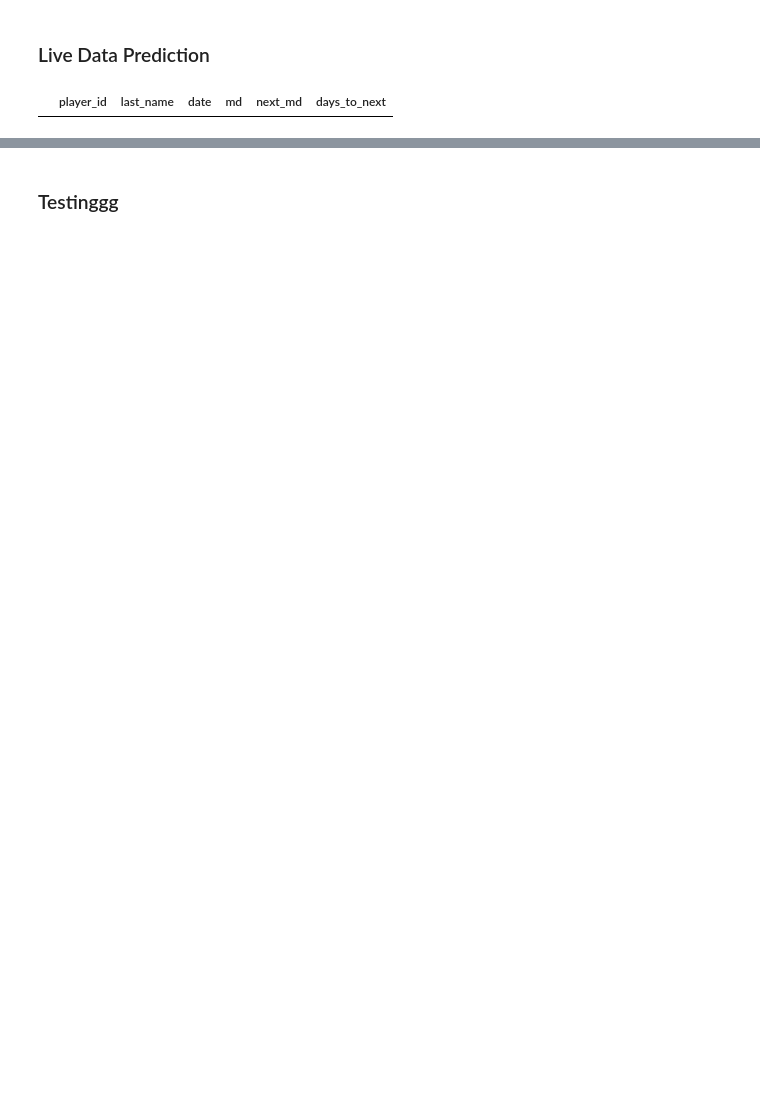
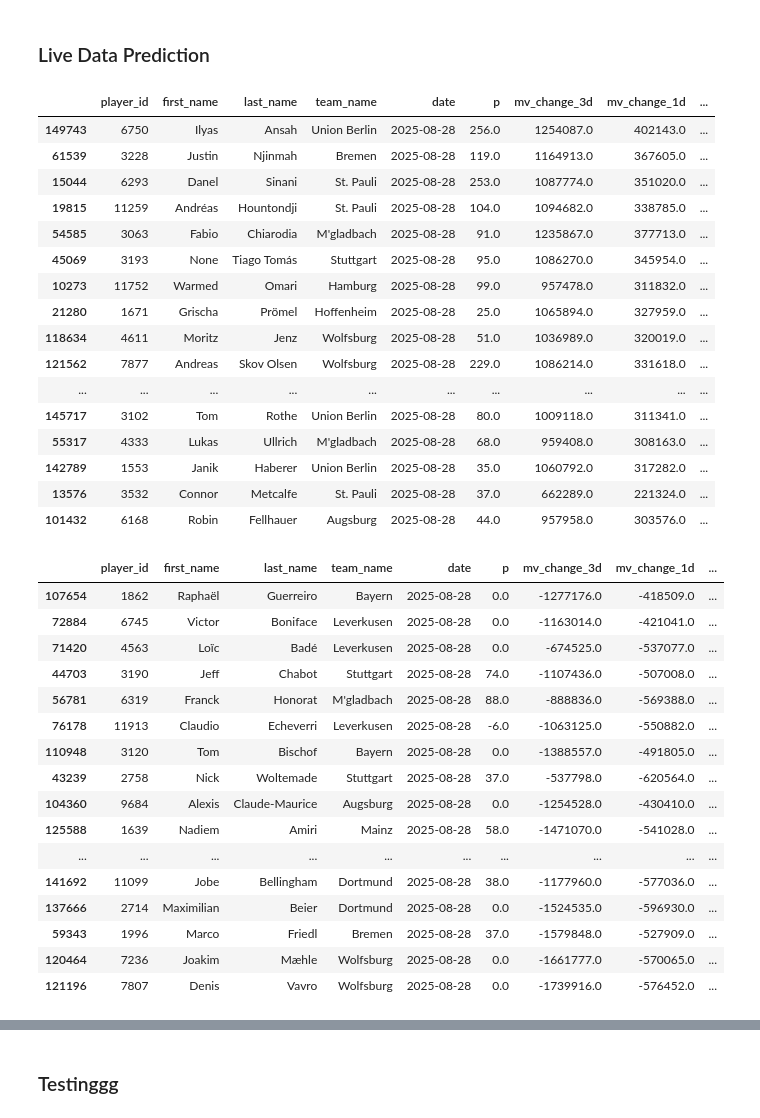
Before and after one commit to walzim/Kickbase-Trading-Advisor, a Jupyter notebook: daily_predictions.ipynb, the cells around one changed output, grey strips where cells are left out. Drawn from its saved outputs; the diff is of its cells as text; code cells hidden in the pictures; blank space fills up the shorter version.

Commit message:
live predictions now working, working on pipeline for automatic bidding

```diff
--- a/daily_predictions.ipynb
+++ b/daily_predictions.ipynb
@@ -312,9 +339,50 @@ plt.show()
 # %% [markdown]
 ### Live Data Prediction
 # %%
-# Get all data with data after 18-08-2025
-upcoming = df[df["date"] >= "2025-08-24"]
+today_df_features = today_df[features]
 
-display(upcoming[["player_id", "last_name", "date", "md", "next_md", "days_to_next"]].head(10))
+today_df["predicted_mv_target"] = np.round(model.predict(today_df_features), 2)
+
+# Sort by predicted_mv_target descending
+today_df = today_df.sort_values("predicted_mv_target", ascending=False)
+
+# Top 20 predicted_mv_target
+display(today_df[["player_id", "first_name", "last_name", "team_name", "date", "p", "mv_change_3d", "mv_change_1d", "mv_trend_1d", "mv", "predicted_mv_target"]].head(20))
+
+# Bottom 20 predicted_mv_target
+display(today_df[["player_id", "first_name", "last_name", "team_name", "date", "p", "mv_change_3d", "mv_change_1d", "mv_trend_1d", "mv", "predicted_mv_target"]].tail(20))
 # %% [output]
-|  | player_id | last_name | date | md | next_md | days_to_next |
+|  | player_id | first_name | last_name | team_name | date | p | mv_change_3d | mv_change_1d | ... |
+| 149743 | 6750 | Ilyas | Ansah | Union Berlin | 2025-08-28 | 256.0 | 1254087.0 | 402143.0 | ... |
+| 61539 | 3228 | Justin | Njinmah | Bremen | 2025-08-28 | 119.0 | 1164913.0 | 367605.0 | ... |
+| 15044 | 6293 | Danel | Sinani | St. Pauli | 2025-08-28 | 253.0 | 1087774.0 | 351020.0 | ... |
+| 19815 | 11259 | Andréas | Hountondji | St. Pauli | 2025-08-28 | 104.0 | 1094682.0 | 338785.0 | ... |
+| 54585 | 3063 | Fabio | Chiarodia | M'gladbach | 2025-08-28 | 91.0 | 1235867.0 | 377713.0 | ... |
+| 45069 | 3193 | None | Tiago Tomás | Stuttgart | 2025-08-28 | 95.0 | 1086270.0 | 345954.0 | ... |
+| 10273 | 11752 | Warmed | Omari | Hamburg | 2025-08-28 | 99.0 | 957478.0 | 311832.0 | ... |
+| 21280 | 1671 | Grischa | Prömel | Hoffenheim | 2025-08-28 | 25.0 | 1065894.0 | 327959.0 | ... |
+| 118634 | 4611 | Moritz | Jenz | Wolfsburg | 2025-08-28 | 51.0 | 1036989.0 | 320019.0 | ... |
+| 121562 | 7877 | Andreas | Skov Olsen | Wolfsburg | 2025-08-28 | 229.0 | 1086214.0 | 331618.0 | ... |
+| ... | ... | ... | ... | ... | ... | ... | ... | ... | ... |
+| 145717 | 3102 | Tom | Rothe | Union Berlin | 2025-08-28 | 80.0 | 1009118.0 | 311341.0 | ... |
+| 55317 | 4333 | Lukas | Ullrich | M'gladbach | 2025-08-28 | 68.0 | 959408.0 | 308163.0 | ... |
+| 142789 | 1553 | Janik | Haberer | Union Berlin | 2025-08-28 | 35.0 | 1060792.0 | 317282.0 | ... |
+| 13576 | 3532 | Connor | Metcalfe | St. Pauli | 2025-08-28 | 37.0 | 662289.0 | 221324.0 | ... |
+| 101432 | 6168 | Robin | Fellhauer | Augsburg | 2025-08-28 | 44.0 | 957958.0 | 303576.0 | ... |
+|  | player_id | first_name | last_name | team_name | date | p | mv_change_3d | mv_change_1d | ... |
+| 107654 | 1862 | Raphaël | Guerreiro | Bayern | 2025-08-28 | 0.0 | -1277176.0 | -418509.0 | ... |
+| 72884 | 6745 | Victor | Boniface | Leverkusen | 2025-08-28 | 0.0 | -1163014.0 | -421041.0 | ... |
+| 71420 | 4563 | Loïc | Badé | Leverkusen | 2025-08-28 | 0.0 | -674525.0 | -537077.0 | ... |
+| 44703 | 3190 | Jeff | Chabot | Stuttgart | 2025-08-28 | 74.0 | -1107436.0 | -507008.0 | ... |
+| 56781 | 6319 | Franck | Honorat | M'gladbach | 2025-08-28 | 88.0 | -888836.0 | -569388.0 | ... |
+| 76178 | 11913 | Claudio | Echeverri | Leverkusen | 2025-08-28 | -6.0 | -1063125.0 | -550882.0 | ... |
+| 110948 | 3120 | Tom | Bischof | Bayern | 2025-08-28 | 0.0 | -1388557.0 | -491805.0 | ... |
+| 43239 | 2758 | Nick | Woltemade | Stuttgart | 2025-08-28 | 37.0 | -537798.0 | -620564.0 | ... |
+| 104360 | 9684 | Alexis | Claude-Maurice | Augsburg | 2025-08-28 | 0.0 | -1254528.0 | -430410.0 | ... |
+| 125588 | 1639 | Nadiem | Amiri | Mainz | 2025-08-28 | 58.0 | -1471070.0 | -541028.0 | ... |
+| ... | ... | ... | ... | ... | ... | ... | ... | ... | ... |
+| 141692 | 11099 | Jobe | Bellingham | Dortmund | 2025-08-28 | 38.0 | -1177960.0 | -577036.0 | ... |
+| 137666 | 2714 | Maximilian | Beier | Dortmund | 2025-08-28 | 0.0 | -1524535.0 | -596930.0 | ... |
+| 59343 | 1996 | Marco | Friedl | Bremen | 2025-08-28 | 37.0 | -1579848.0 | -527909.0 | ... |
+| 120464 | 7236 | Joakim | Mæhle | Wolfsburg | 2025-08-28 | 0.0 | -1661777.0 | -570065.0 | ... |
+| 121196 | 7807 | Denis | Vavro | Wolfsburg | 2025-08-28 | 0.0 | -1739916.0 | -576452.0 | ... |
```
Also changed, not shown: parts of 11 cells of this notebook, 3 other files.
